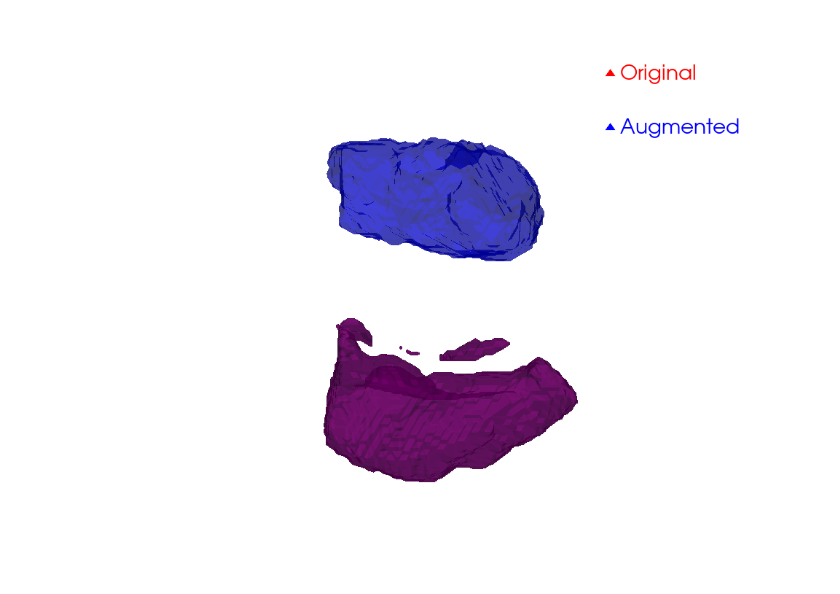
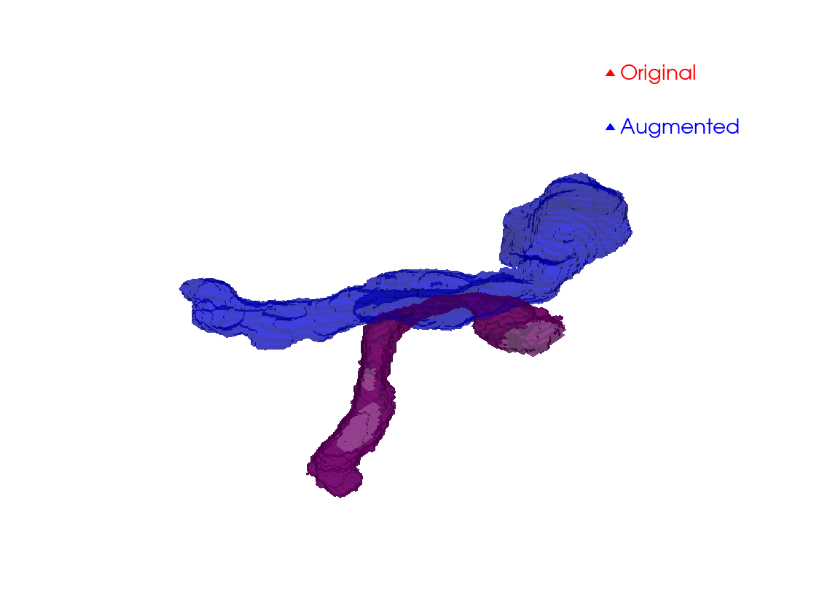
Before and after one commit to you66-s/deep-learning-radiomic-internship, a Jupyter notebook: data-augmentation/test_notebook.ipynb, the cells around one changed output. Cells and saved outputs as stored; diff of their text form; code cells hidden in the pictures.

```diff
--- a/data-augmentation/test_notebook.ipynb
+++ b/data-augmentation/test_notebook.ipynb
@@ -264,8 +266,8 @@ visualize_original_vs_augmented(original_mask=orig_mask, augmented_mask=augmente
 # %%
 # original_path = "../data\PanTS\Labels Extracted\PanTS_00000021\segmentations\pancreas.nii.gz"
 # augmented_path = "../data\processed_data\PanTS_00000021\segmentation\pancreas.nii.gz"
-ct_img = "../data\PanTS\Extracted\PanTS_00000021\ct.nii.gz"
-original_path = "../data\PanTS\Labels Extracted\PanTS_00000022\segmentations\pancreas_body.nii.gz"
-augmented_path = "../data\processed_data\PanTS_00000022\segmentation\pancreas_body.nii.gz"
+
+original_path = r"../data/labels extracted/PanTSMini_Label/PanTS_00000005/segmentations/pancreas.nii.gz"
+augmented_path = r"../augmented_data/PanTS_00000005/segmentation/pancreas.nii.gz"
 visualize_3D_mask_augmentation(original_path, augmented_path)
 # %% [output]
@@ -273,5 +275,5 @@ cannot import name 'vtk' from 'trame.widgets' (C:\Users\acheh\AppData\Roaming\Py
 
 Falling back to a static output.
   plotter.show()
-[figure, old version]
+[figure, new version]
 # %%
```
Also changed, not shown: parts of 5 cells of this notebook.
